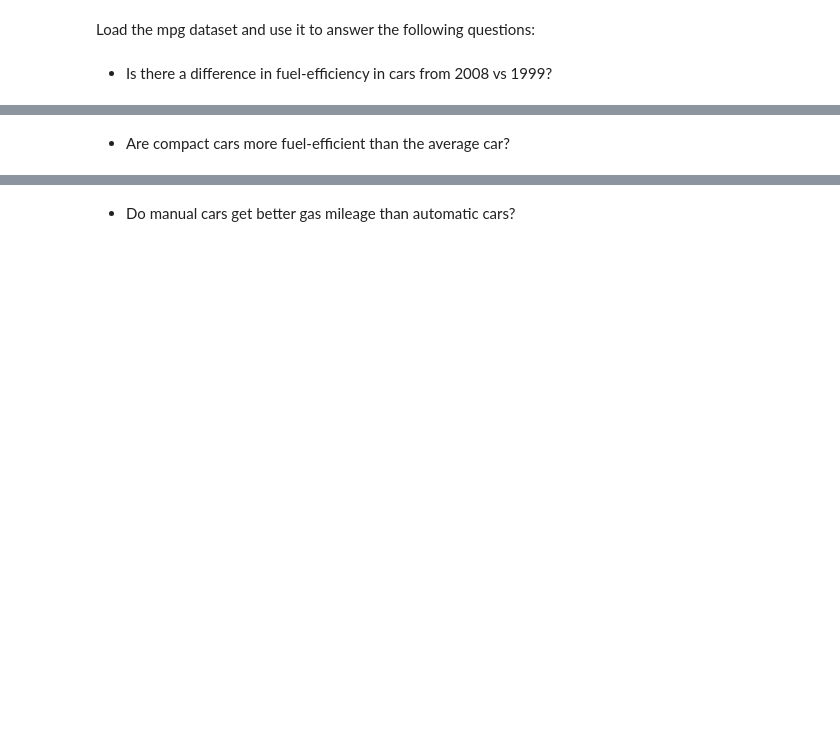
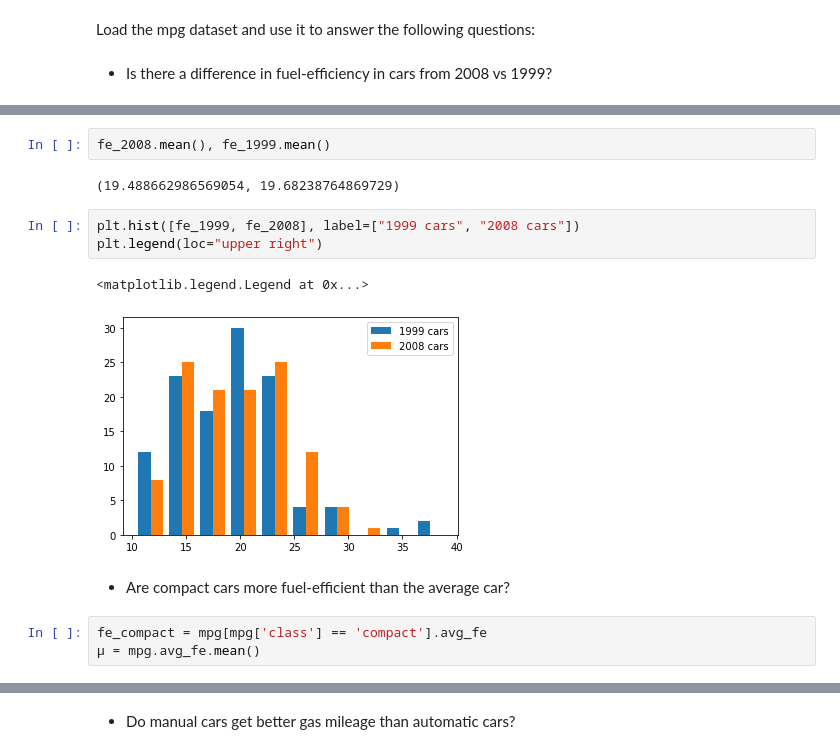
Before and after one commit to ArnolValadezRodriguez/statistics-exercises, a Jupyter notebook: hypothesis_testing.ipynb, the cells around one changed output, grey strips where cells are left out. Drawn from its saved outputs; the diff is of its cells as text; blank space fills up the shorter version.

```diff
--- a/hypothesis_testing.ipynb
+++ b/hypothesis_testing.ipynb
@@ -52,2 +143,15 @@ Load the mpg dataset and use it to answer the following questions:
+# %%
+fe_2008.mean(), fe_1999.mean()
+# %% [output]
+(19.488662986569054, 19.68238764869729)
+# %%
+plt.hist([fe_1999, fe_2008], label=["1999 cars", "2008 cars"])
+plt.legend(loc="upper right")
+# %% [output]
+<matplotlib.legend.Legend at 0x...>
+[figure, added]
 # %% [markdown]
 - Are compact cars more fuel-efficient than the average car?
+# %%
+fe_compact = mpg[mpg['class'] == 'compact'].avg_fe
+μ = mpg.avg_fe.mean()
```
Also changed, not shown: parts of 24 cells of this notebook, 1 other file.
